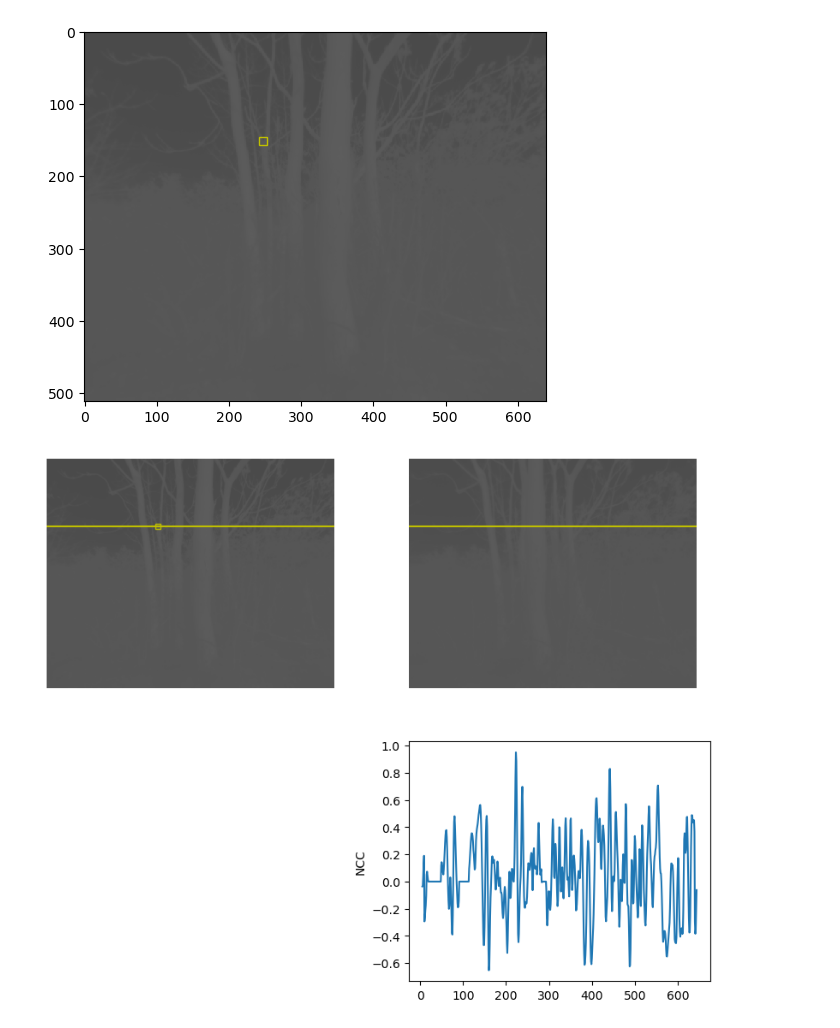
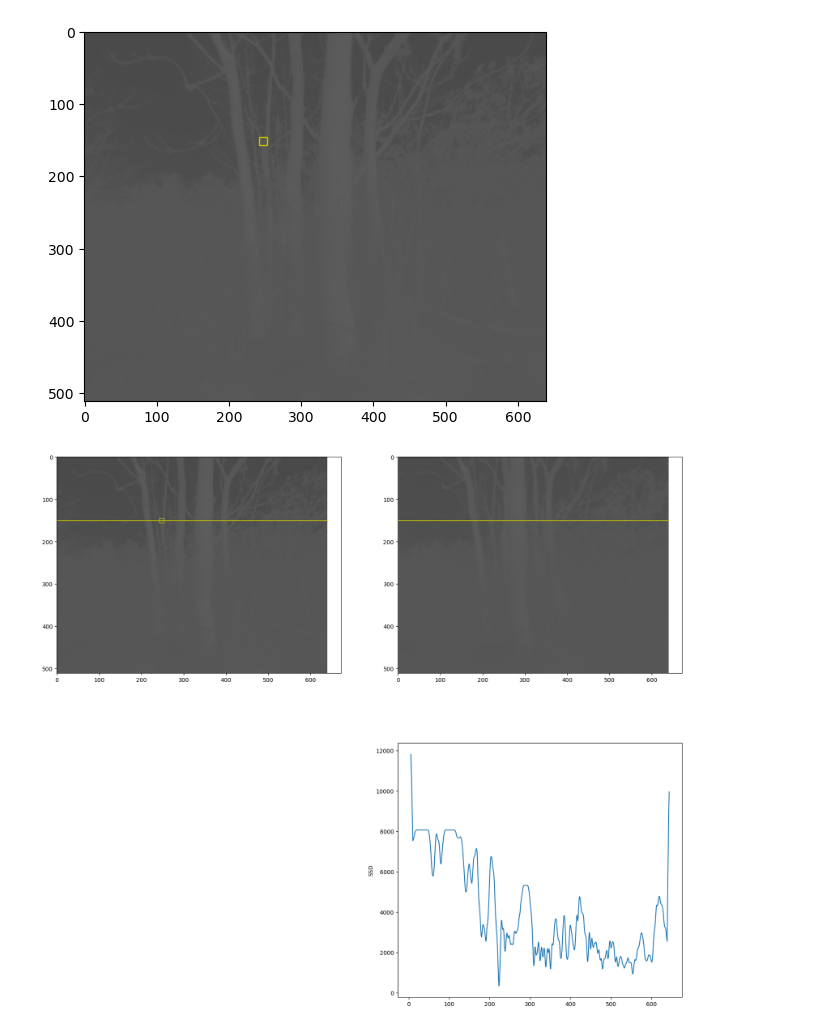
Before and after one commit to devanshdhrafani/stereo-depth, a Jupyter notebook: thermal_processing.ipynb, the cells around one changed output. Cells and saved outputs as stored; diff of their text form; code cells hidden in the pictures.

```diff
--- a/thermal_processing.ipynb
+++ b/thermal_processing.ipynb
@@ -132,84 +178,49 @@ plt.show()
 # %%
-def epipolar_matching(left_point, left_image, right_image, window_size):
+def epipolar_matching(left_point, left_image, right_image, window_size, eval_matric='ssd'):
     left_patch = left_image[
         left_point[1] - window_size : left_point[1] + window_size + 1,
         left_point[0] - window_size : left_point[0] + window_size + 1
         ]
     # compute NCC for all points along the same row in the right image
     right_y = left_point[1]
     stride_size = 1
-    ncc_values = []
+    matching_result = []
 
     right_padded = np.pad(
         right_image,
         ((window_size, window_size), (window_size, window_size)),
         'constant'
     )
 
     for right_x in range(window_size, right_padded.shape[1] - window_size, stride_size):
         right_patch = right_padded[
             right_y - window_size : right_y + window_size + 1,
             right_x - window_size : right_x + window_size + 1
         ]
-        ncc_values.append([right_x, compute_ncc(left_patch, right_patch)])
+        if eval_matric == 'ssd':
+            eval_func = compute_ssd
+        elif eval_matric == 'ncc':
+            eval_func = compute_ncc
+        else:
+            raise ValueError('Unknown evaluation metric')
+        matching_result.append([right_x, eval_func(left_patch, right_patch)])
 
-    ncc_values = np.array(ncc_values)
-    # print(ncc_values.shape)
+    matching_result = np.array(matching_result)
+    # print(matching_result.shape)
     # visualize NCC values
-    # plt.plot(ncc_values[:, 0], ncc_values[:, 1])
+    # plt.plot(matching_result[:, 0], matching_result[:, 1])
     # plt.xlabel('x coordinate')
     # plt.ylabel('NCC value')
     # plt.title('NCC along epipolar line in the right image')
     # plt.show()
-    return ncc_values
 
-ncc_values = epipolar_matching(left_point, left_rectified_8, right_rectified_8, window_size)
+    display_match_results(left_point, matching_result, left_image, right_image, window_size, eval_matric=eval_matric)
+
+    return matching_result
+
+matching_result = epipolar_matching(left_point, left_rectified_8, right_rectified_8, window_size)
+# %% [output]
+[figure, added]
-# %%
-def display_ncc_results(left_point, ncc_values, left_rectified_8, right_rectified_8, window_size):
-    # plot left, right image side by side. Remove axis ticks and labels
-    fig = plt.figure(figsize=(10, 8))
-    fig.add_subplot(2, 2, 1)
-    plt.imshow(cv2.cvtColor(left_rectified_8, cv2.COLOR_GRAY2RGB))
-    plt.axis('off')
-    # plot left patch on left image
-    plt.gca().add_patch(
-        plt.Rectangle(
-            (left_point[0] - window_size, left_point[1] - window_size),
-            2 * window_size + 1,
-            2 * window_size + 1,
-            linewidth=1,
-            edgecolor='y',
-            facecolor='none'
-        )
-    )
-    # plot epipolar line
-    plt.plot([0, right_rectified_8.shape[1]], [left_point[1], left_point[1]], 'y')
-
-    fig.add_subplot(2, 2, 2)
-    plt.imshow(cv2.cvtColor(right_rectified_8, cv2.COLOR_GRAY2RGB))
-    plt.axis('off')
-    plt.plot([0, right_rectified_8.shape[1]], [left_point[1], left_point[1]], 'y')
-
-    fig.add_subplot(2, 2, 3)
-    # create blank white image of same size as left image
-    blank_image = np.ones_like(left_rectified_8) * 255
-    plt.imshow(cv2.cvtColor(blank_image, cv2.COLOR_GRAY2RGB))
-    plt.axis('off')
-
-    # Create a new axis for the NCC plot below the right image
-    fig.add_subplot(2, 2, 4)
-    plt.plot(ncc_values[:, 0], ncc_values[:, 1])
-    plt.ylabel('NCC')
-    # # size of the NCC plot should be the same as the right image
-    # plt.xlim([0, right_rectified_8.shape[1]])
-    # plt.ylim([0, 1])
-    # plt.tight_layout()
-
-    plt.show()
-
-display_ncc_results(left_point, ncc_values, left_rectified_8, right_rectified_8, window_size)
-# %% [output]
-[figure, removed]
 # %%
 left_point = (345, 210)
 window_size = 20
```
Also changed, not shown: parts of 3 cells of this notebook.
